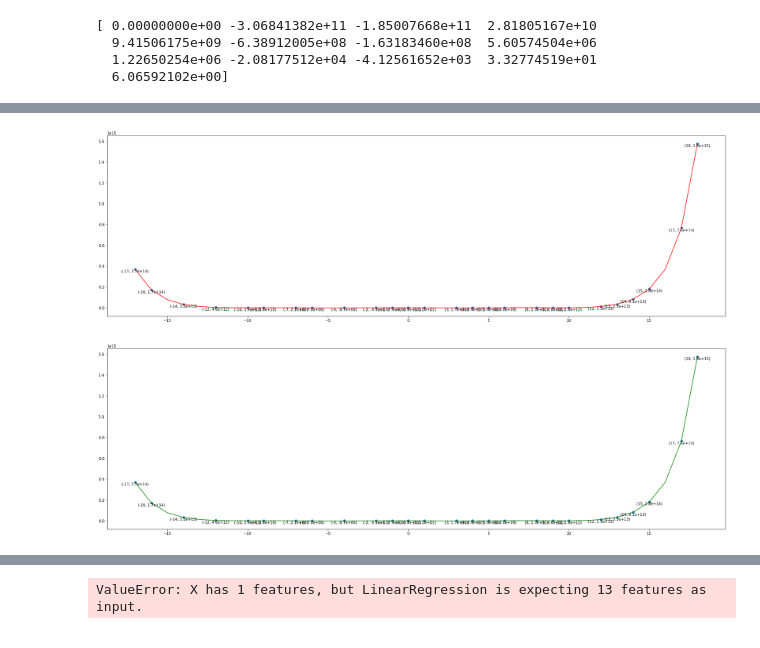
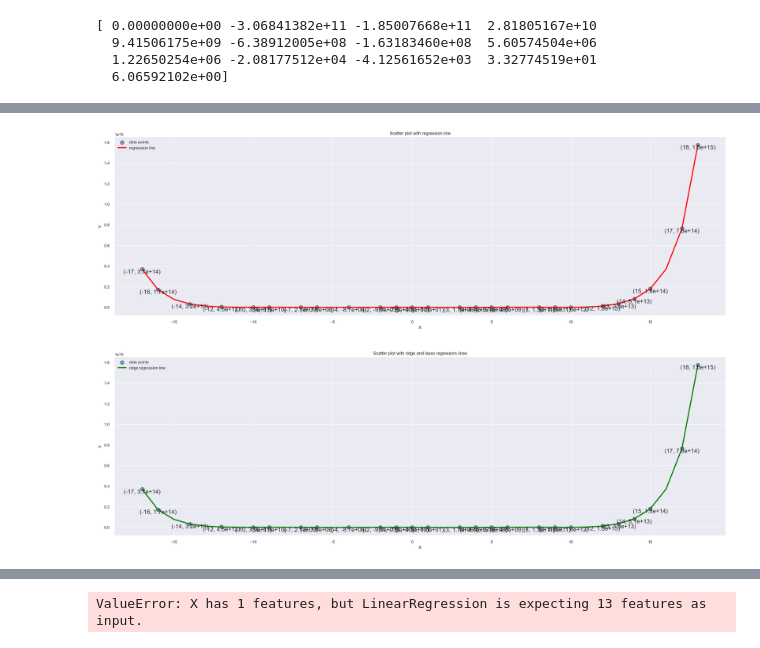
Before and after one commit to saketthakur001/Data-analysis-tasks, a Jupyter notebook: task_5_final.ipynb, the cells around one changed output, grey strips where cells are left out. Cells and saved outputs as stored; diff of their text form; code cells hidden in the pictures.

```diff
--- a/task_5_final.ipynb
+++ b/task_5_final.ipynb
@@ -118,42 +146,87 @@ Y = [ 1.27433440e+11,  4.55607796e+11,  4.60679120e+12,  1.80878514e+14,
         7.64641405e+14,  2.10075590e+09, -7.90000000e+00, -9.77007000e+03,
         1.57452640e+15,  4.62496405e+09, -8.66589785e+06,  6.95946909e+06,
         1.72010786e+06,  5.38222473e+08,  3.20742903e+13,  1.71527592e+14,
        -4.86000000e+00,  1.02800000e+01,  3.69051651e+14,  3.89311225e+11,
         1.29523530e+13,  8.11150646e+13]
 
 X_ = np.ravel(X)
 Y_ = np.ravel(Y)
 xy = list(zip(X_, Y_))
 
-plt.figure(figsize=(30,9))
-plt.scatter(X, Y, label='data_points')
-plt.plot(X_range, y_pred, color='red')
+# plt.figure(figsize=(30,9))
+# plt.scatter(X, Y, label='data_points')
+# plt.plot(X_range, y_pred, color='red')
+# Import seaborn for better aesthetics
+import seaborn as sns
+
+# Set the style and color palette
+sns.set_style('darkgrid')
+sns.set_palette('muted')
+
+# Create a figure with a larger font size
+plt.figure(figsize=(30,9), dpi=100)
+plt.rc('font', size=10)
+
+# Scatter the data points with some transparency and jitter
+plt.scatter(X, Y, label='data points', alpha=0.7, s=100, edgecolor='black', linewidth=1)
+
+# Plot the regression line with a thicker width and a legend
+plt.plot(X_range, y_pred, color='red', label='regression line', linewidth=3)
+plt.legend()
+
+# Add labels and a title
+plt.xlabel('X')
+plt.ylabel('Y')
+plt.title('Scatter plot with regression line')
+
+
 
 position = 3
 for x, y in xy:
     plt.text(x, y, f'({x}, {y:.1e})', ha='center', va='top')
     position = -position
 
 
-plt.figure(figsize=(30,9))
-plt.scatter(X, Y, label='data_points')
-# plt.plot(X_range, y_pred_lasso, color='blue')
-plt.plot(X_range, y_pred_ridge, color='green')
+# plt.figure(figsize=(30,9))
+# plt.scatter(X, Y, label='data_points')
+# # plt.plot(X_range, y_pred_lasso, color='blue')
+# plt.plot(X_range, y_pred_ridge, color='green')
+
+# Create a figure with a larger font size
+plt.figure(figsize=(30,9), dpi=100)
+plt.rc('font', size=10)
+
+# Scatter the data points with some transparency and jitter
+plt.scatter(X, Y, label='data points', alpha=0.7, s=100, edgecolor='black', linewidth=1)
+
+# Plot the ridge regression line with a thicker width and a legend
+plt.plot(X_range, y_pred_ridge, color='green', label='ridge regression line', linewidth=3)
+
+# Uncomment the next line to plot the lasso regression line
+# plt.plot(X_range, y_pred_lasso, color='blue', label='lasso regression line', linewidth=3)
+
+plt.legend()
+
+# Add labels and a title
+plt.xlabel('X')
+plt.ylabel('Y')
+plt.title('Scatter plot with ridge and lasso regression lines')
+
 
 position = 3
 for x, y in xy:
     plt.text(x, y, f'({x}, {y:.1e})', ha='center', va='top')
     position = -position
 
 
 # plt.plot(X, y_pred, color='red')
 # y_pred = ols_model.predict(X)
 # plt.plot(X, y_pred, color='red')
 
 plt.show()
 # %% [output]
-[figure, old version]
+[figure, new version]
-[figure, old version]
+[figure, new version]
 # %%
 # plt.figure(figsize=(20,7))
 # plt.scatter(X, Y, label='data_points')
```
Also changed, not shown: parts of 3 cells of this notebook, 1 other file.
